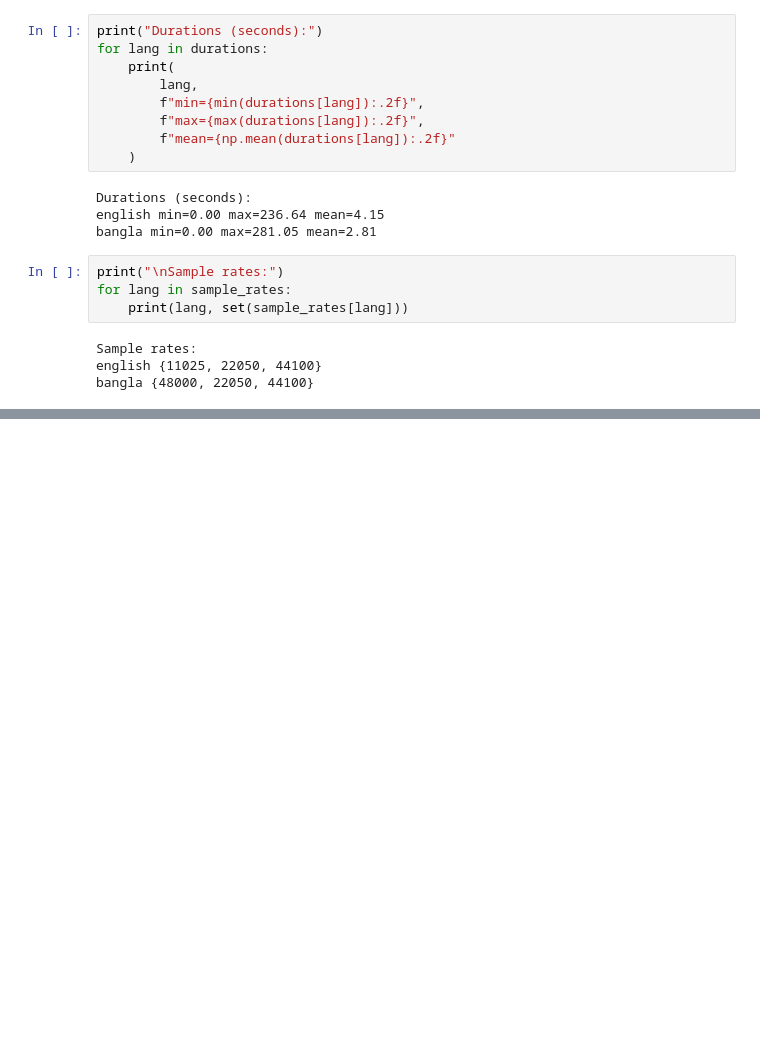
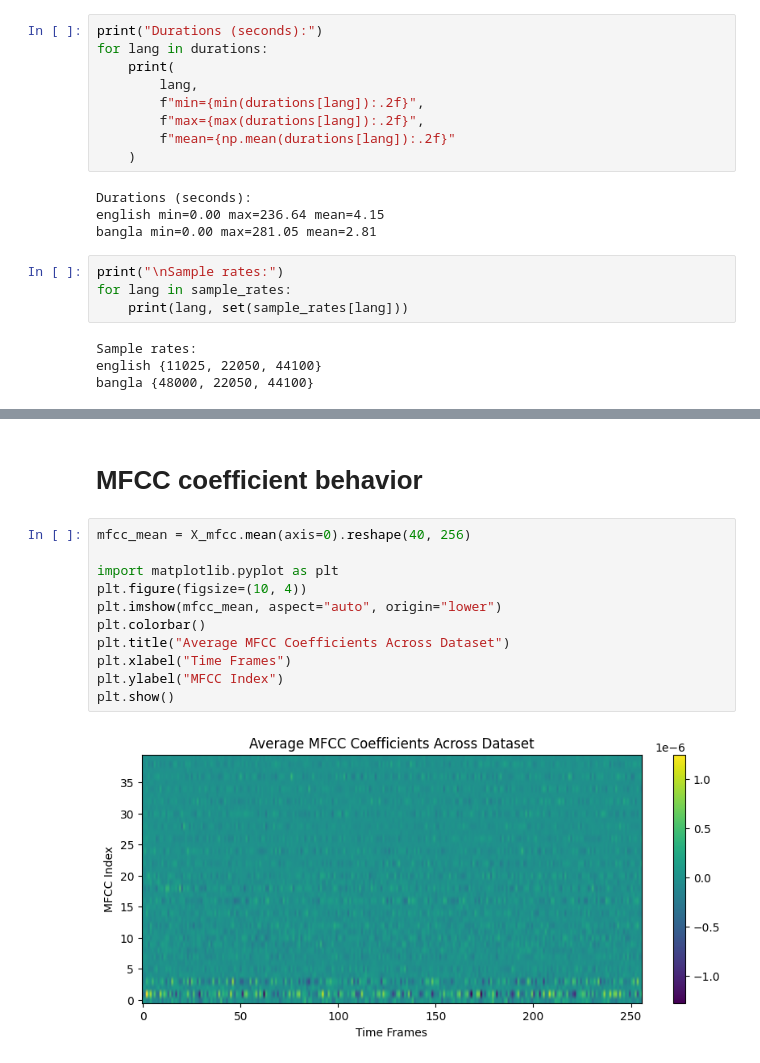
Before and after one commit to Ill1dan/CSE425-Unsupervised-Project, a Jupyter notebook: notebooks/exploratory.ipynb, the cells around one changed output, grey strips where cells are left out. Cells and saved outputs as stored; diff of their text form; blank space fills up the shorter version.

```diff
--- a/notebooks/exploratory.ipynb
+++ b/notebooks/exploratory.ipynb
@@ -46,0 +118,15 @@ bangla {48000, 22050, 44100}
+# %% [markdown]
+# MFCC coefficient behavior
+# %%
+mfcc_mean = X_mfcc.mean(axis=0).reshape(40, 256)
+
+import matplotlib.pyplot as plt
+plt.figure(figsize=(10, 4))
+plt.imshow(mfcc_mean, aspect="auto", origin="lower")
+plt.colorbar()
+plt.title("Average MFCC Coefficients Across Dataset")
+plt.xlabel("Time Frames")
+plt.ylabel("MFCC Index")
+plt.show()
+# %% [output]
+[figure, added]
```
Also changed, not shown: parts of 19 cells of this notebook, 9 other files.
